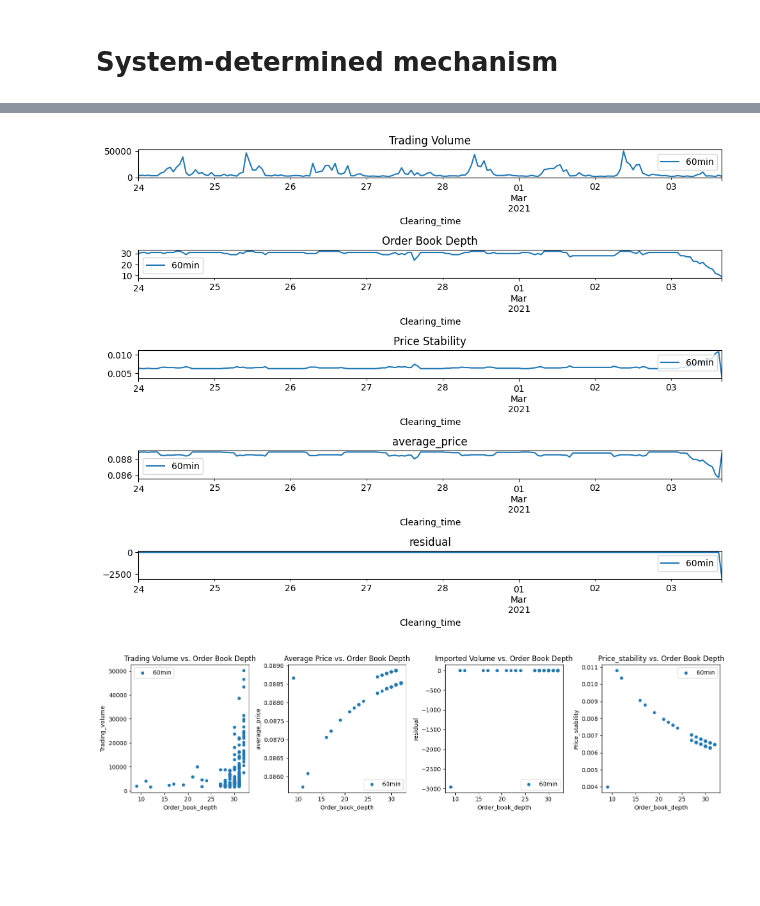
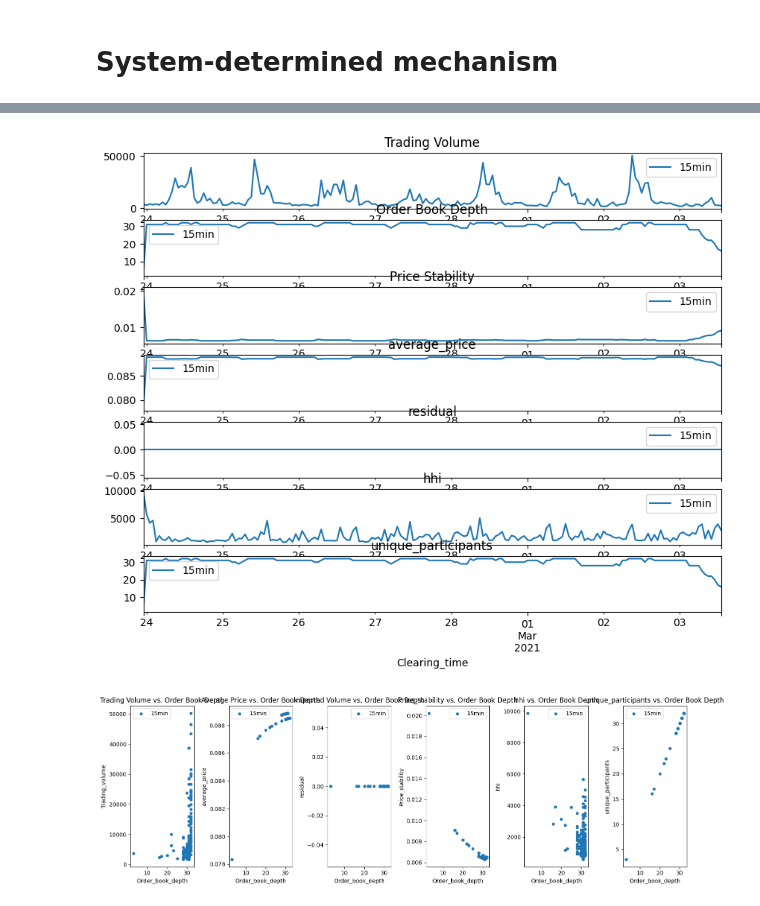
Before and after one commit to pepijnvdw/thesis2, a Jupyter notebook: endgame.ipynb, the cells around one changed output, grey strips where cells are left out. Drawn from its saved outputs; the diff is of its cells as text; code cells hidden in the pictures; blank space fills up the shorter version.

```diff
--- a/endgame.ipynb
+++ b/endgame.ipynb
@@ -398,11 +398,11 @@ ts_delivery
 
 [43735 rows x 10 columns]
 # %%
-#df.sort_index()
-#start_date = "2021-02-23 23:15:00"
-#end_date = "2021-03-03 13:15:00"
-#mask = (df.index >= start_date) & (df.index < end_date)
-#df = df.loc[mask]
+df.sort_index()
+start_date = "2021-02-23 23:15:00"
+end_date = "2021-03-03 13:15:00"
+mask = (df.index >= start_date) & (df.index < end_date)
+df = df.loc[mask]
 df
 # %% [output]
                      Unnamed: 0  id_user  qty_energy  price_energy  \
@@ -874,0 +955,3 @@ time
+# %%
+unique_participants = len(sorted_data['user'].unique())
+unique_participants
@@ -889,10 +974,20 @@ for freq in freqs:
         order_book_depth = len(group)
         price_stability = group['cost_price'].std()
         average_price = group['cost_price'].mean()
+        unique_participants = len(group['user'].unique())
 
-        liquidity_data.append([name, trading_volume, order_book_depth, price_stability, average_price, demand, residual, local_match])
+        # Step 1: Calculate market shares
+        market_shares = group.groupby('user')['quantity_bid'].sum() / group['quantity_bid'].sum()
+        # Step 2: Square the market shares
+        squared_market_shares = market_shares ** 2
+        # Step 3: Calculate the sum of squared market shares
+        HHI = squared_market_shares.sum()
+        # Step 4: Scale the HHI by multiplying by 10,000
+        hhi = HHI * 10000
 
-        liquidity_data_df = pd.DataFrame(liquidity_data, columns=['Clearing_time', 'Trading_volume', 'Order_book_depth', 'Price_stability', 'average_price', 'demand', 'residual', 'local_match'])
+        liquidity_data.append([name, trading_volume, order_book_depth, price_stability, average_price, demand, residual, local_match,hhi, unique_participants])
+
+        liquidity_data_df = pd.DataFrame(liquidity_data, columns=['Clearing_time', 'Trading_volume', 'Order_book_depth', 'Price_stability', 'average_price', 'demand', 'residual', 'local_match','hhi','unique_participants'])
         liquidity_data_df.set_index('Clearing_time', inplace=True)
 
         performance_data.append(liquidity_data_df)
@@ -924,53 +1019,65 @@ Clearing_time
 # %%
 # Plotting the performance comparison
-fig, axs = plt.subplots(5, 1, figsize=(10, 8))
+fig, axs = plt.subplots(7, 1, figsize=(10, 8))
 
 for i, freq in enumerate(freqs):
     performance_data['Trading_volume'].plot(ax=axs[0], label=freq)
     performance_data['Order_book_depth'].plot(ax=axs[1], label=freq)
     performance_data['Price_stability'].plot(ax=axs[2], label=freq)
     performance_data['average_price'].plot(ax=axs[3], label=freq)
     performance_data['residual'].plot(ax=axs[4], label=freq)
+    performance_data['hhi'].plot(ax=axs[5], label=freq)
+    performance_data['unique_participants'].plot(ax=axs[6], label=freq)
 
 axs[0].set_title('Trading Volume')
 axs[1].set_title('Order Book Depth')
 axs[2].set_title('Price Stability')
 axs[3].set_title('average_price')
 axs[4].set_title('residual')
+axs[5].set_title('hhi')
+axs[6].set_title('unique_participants')
 
 axs[0].legend()
 axs[1].legend()
 axs[2].legend()
 axs[3].legend()
 axs[4].legend()
+axs[5].legend()
+axs[6].legend()
 
 plt.tight_layout()
 plt.show()
 # %% [output]
-[figure, old version]
+[figure, new version]
 # %%
-fig, axs = plt.subplots(1, 4, figsize=(15, 4))
+fig, axs = plt.subplots(1, 6, figsize=(15, 5))
 
 for freq in freqs:
     performance_data.plot.scatter(x='Order_book_depth', y='Trading_volume', ax=axs[0], label=freq)
     performance_data.plot.scatter(x='Order_book_depth', y='average_price', ax=axs[1], label=freq)
     performance_data.plot.scatter(x='Order_book_depth', y='residual', ax=axs[2], label=freq)
     performance_data.plot.scatter(x='Order_book_depth', y='Price_stability', ax=axs[3], label=freq)
+    performance_data.plot.scatter(x='Order_book_depth', y='hhi', ax=axs[4], label=freq)
+    performance_data.plot.scatter(x='Order_book_depth', y='unique_participants', ax=axs[5], label=freq)
 
 axs[0].set_title('Trading Volume vs. Order Book Depth')
 axs[1].set_title('Average Price vs. Order Book Depth')
 axs[2].set_title('Imported Volume vs. Order Book Depth')
 axs[3].set_title('Price_stability vs. Order Book Depth')
+axs[4].set_title('hhi vs. Order Book Depth')
+axs[5].set_title('unique_participants vs. Order Book Depth')
 
 axs[0].legend()
 axs[1].legend()
 axs[2].legend()
 axs[3].legend()
+axs[4].legend()
+axs[5].legend()
 
 plt.tight_layout()
 plt.show()
 # %% [output]
-[figure, old version]
+[figure, new version]
 # %%
 results = sorted_data
 results['prosumer_cleared_volume'] = 0
```
Also changed, not shown: parts of 20 cells of this notebook.
